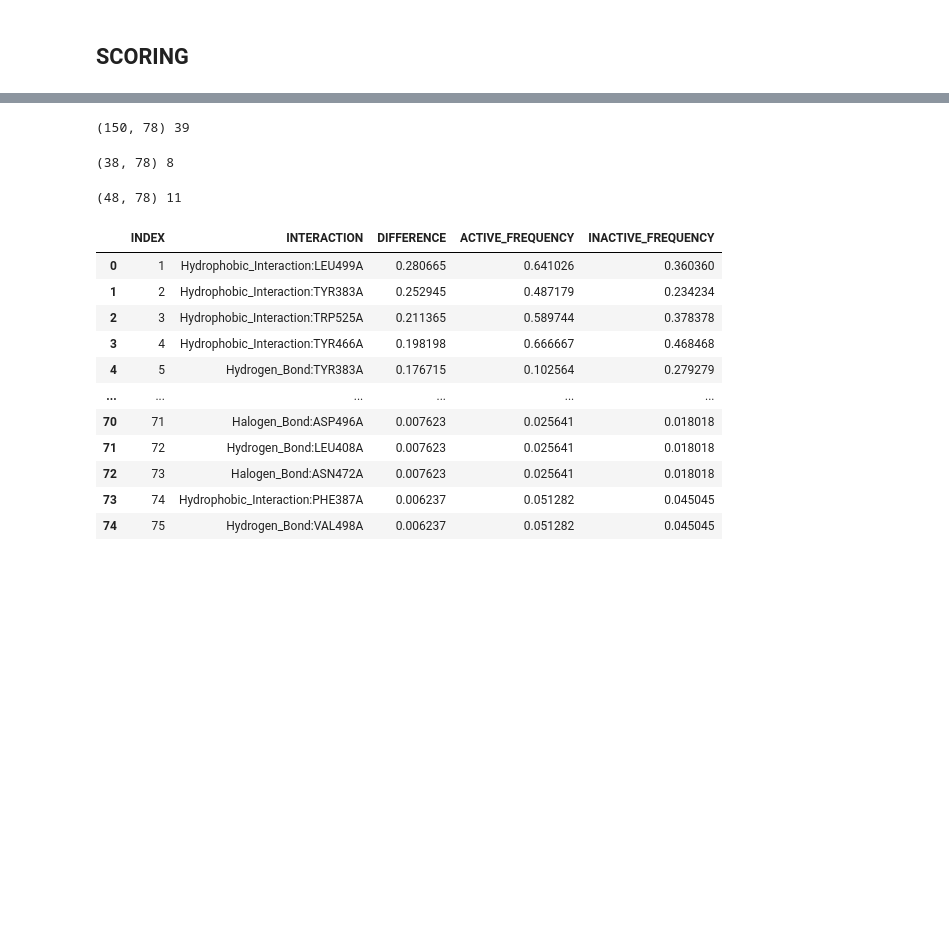
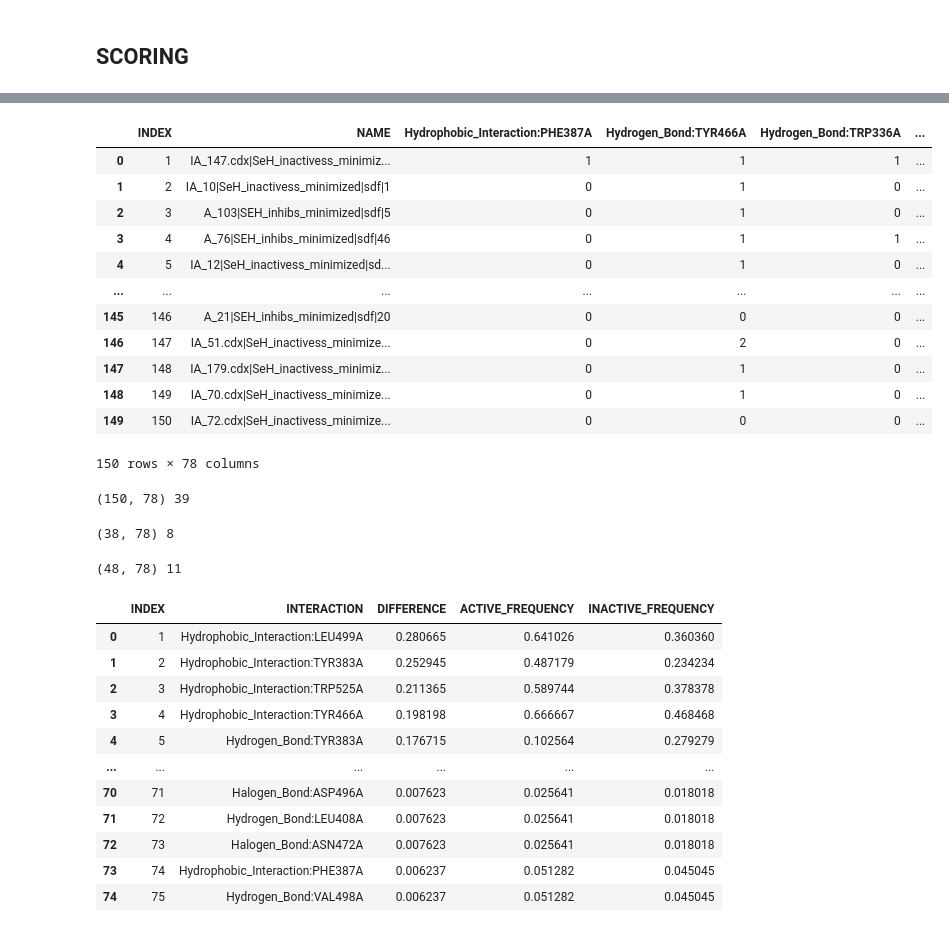
Before and after one commit to michabirklbauer/protein_docking, a Jupyter notebook: workflows/scr/scoring.ipynb, the cells around one changed output, grey strips where cells are left out. Saved outputs shown, nothing was run; the diff lists cells and outputs as text; code cells hidden in the pictures; blank space fills up the shorter version.

```diff
--- a/workflows/scr/scoring.ipynb
+++ b/workflows/scr/scoring.ipynb
@@ -15,3 +31,19 @@ features = pd.read_csv("features.csv")
+# %%
+data_train
+# %% [output]
+|  | INDEX | NAME | Hydrophobic_Interaction:PHE387A | Hydrogen_Bond:TYR466A | Hydrogen_Bond:TRP336A | ... |
+| 0 | 1 | IA_147.cdx|SeH_inactivess_minimiz... | 1 | 1 | 1 | ... |
+| 1 | 2 | IA_10|SeH_inactivess_minimized|sdf|1 | 0 | 1 | 0 | ... |
+| 2 | 3 | A_103|SEH_inhibs_minimized|sdf|5 | 0 | 1 | 0 | ... |
+| 3 | 4 | A_76|SEH_inhibs_minimized|sdf|46 | 0 | 1 | 1 | ... |
+| 4 | 5 | IA_12|SeH_inactivess_minimized|sd... | 0 | 1 | 0 | ... |
+| ... | ... | ... | ... | ... | ... | ... |
+| 145 | 146 | A_21|SEH_inhibs_minimized|sdf|20 | 0 | 0 | 0 | ... |
+| 146 | 147 | IA_51.cdx|SeH_inactivess_minimize... | 0 | 2 | 0 | ... |
+| 147 | 148 | IA_179.cdx|SeH_inactivess_minimiz... | 0 | 1 | 0 | ... |
+| 148 | 149 | IA_70.cdx|SeH_inactivess_minimize... | 0 | 1 | 0 | ... |
+| 149 | 150 | IA_72.cdx|SeH_inactivess_minimize... | 0 | 0 | 0 | ... |
+150 rows × 78 columns
 # %%
 print(data_train.shape, len(data_train.loc[data_train["LABEL"] == "active"]))
 # %% [output]
```
Also changed, not shown: parts of 6 cells of this notebook.
